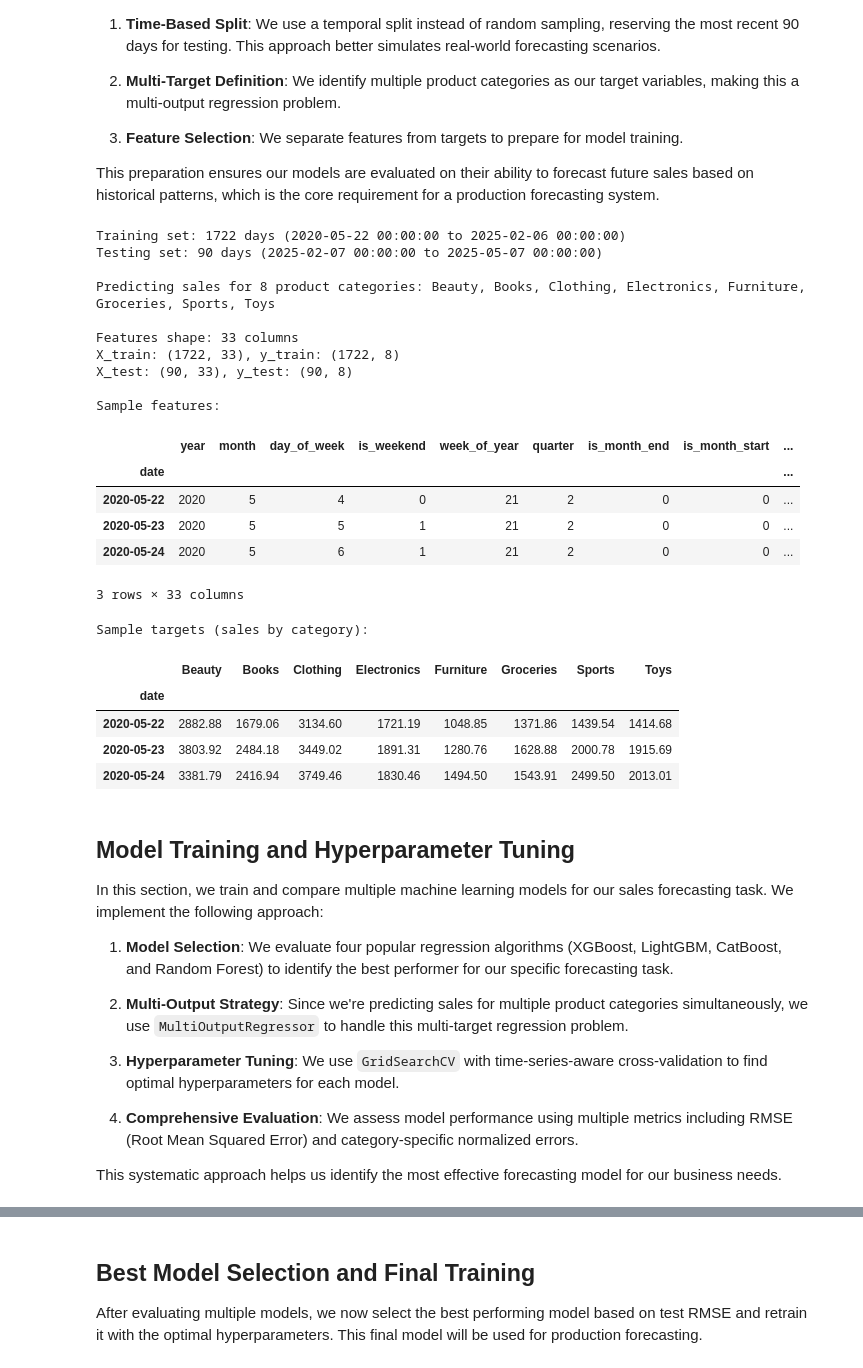
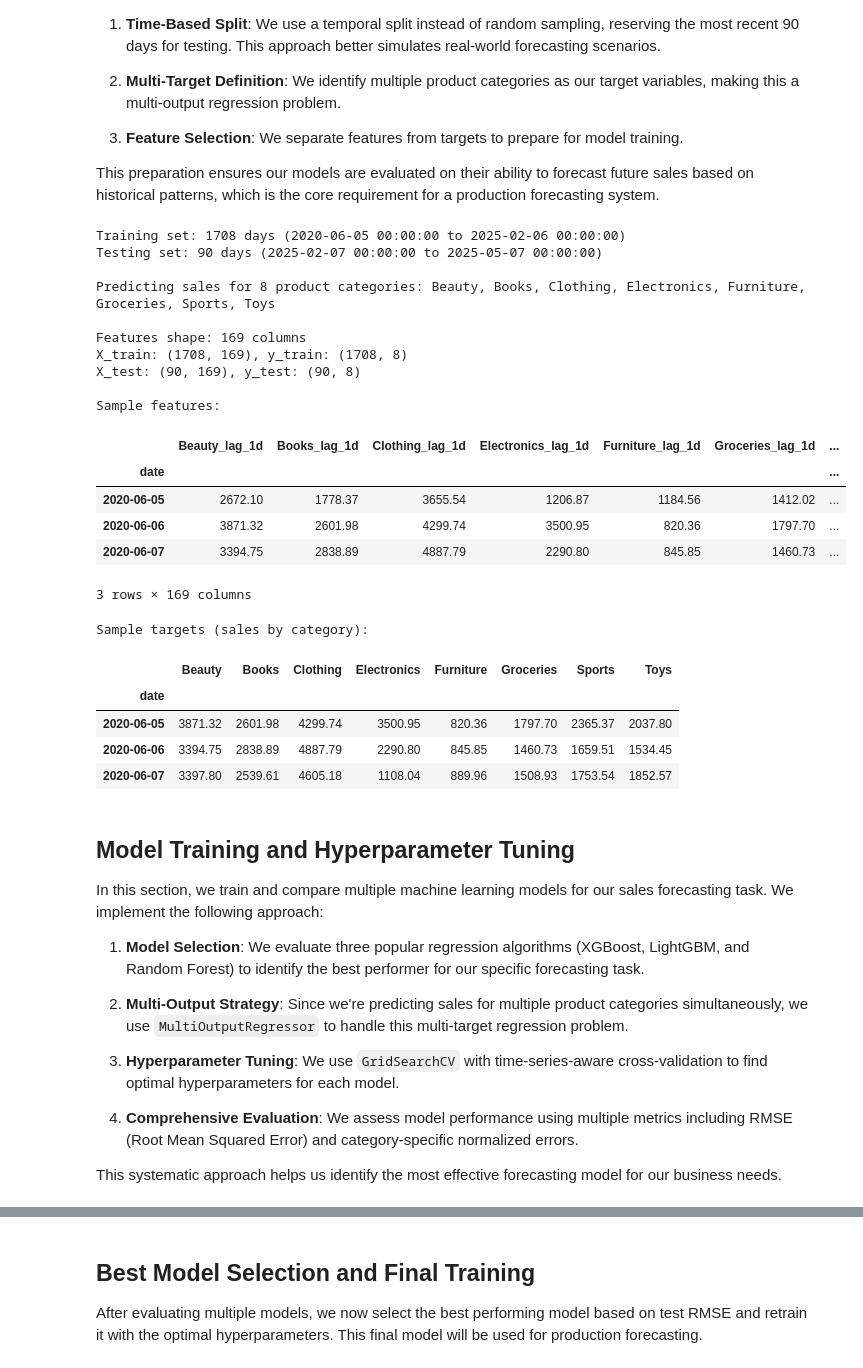
Before and after one commit to pandey-rakesh/quickbooks-forecast, a Jupyter notebook: notebooks/03_model_training.ipynb, the cells around one changed output, grey strips where cells are left out. Drawn from its saved outputs; the diff is of its cells as text; code cells hidden in the pictures.

```diff
--- a/notebooks/03_model_training.ipynb
+++ b/notebooks/03_model_training.ipynb
@@ -83,57 +82,57 @@ test_df = features_df[features_df.index > split_date]
 
 print(f"Training set: {train_df.shape[0]} days ({train_df.index.min()} to {train_df.index.max()})")
 print(f"Testing set: {test_df.shape[0]} days ({test_df.index.min()} to {test_df.index.max()})")
 
 # Define target columns (all product categories)
 target_cols = ['Beauty', 'Books', 'Clothing', 'Electronics', 'Furniture', 'Groceries', 'Sports', 'Toys']
 print(f"\nPredicting sales for {len(target_cols)} product categories: {', '.join(target_cols)}")
 
 # Create feature and target datasets
 y_train = train_df[target_cols]
 y_test = test_df[target_cols]
 
 # Remove targets from feature inputs
-X_train = train_df.drop(columns=target_cols + ['total_sales', 'avg_transaction', 'transaction_count', 'unique_categories'])
-X_test = test_df.drop(columns=target_cols + ['total_sales', 'avg_transaction', 'transaction_count', 'unique_categories'])
+X_train = train_df.drop(columns=target_cols + [f"{cat}_units" for cat in target_cols])
+X_test = test_df.drop(columns=target_cols + [f"{cat}_units" for cat in target_cols])
 
 print(f"\nFeatures shape: {X_train.shape[1]} columns")
 print(f"X_train: {X_train.shape}, y_train: {y_train.shape}")
 print(f"X_test: {X_test.shape}, y_test: {y_test.shape}")
 
 # Display sample of features and targets
 print("\nSample features:")
 display(X_train.head(3))
 print("\nSample targets (sales by category):")
 display(y_train.head(3))
 # %% [output]
-Training set: 1722 days (2020-05-22 00:00:00 to 2025-02-06 00:00:00)
+Training set: 1708 days (2020-06-05 00:00:00 to 2025-02-06 00:00:00)
 Testing set: 90 days (2025-02-07 00:00:00 to 2025-05-07 00:00:00)
 
 Predicting sales for 8 product categories: Beauty, Books, Clothing, Electronics, Furniture, Groceries, Sports, Toys
 
-Features shape: 33 columns
-X_train: (1722, 33), y_train: (1722, 8)
-X_test: (90, 33), y_test: (90, 8)
+Features shape: 169 columns
+X_train: (1708, 169), y_train: (1708, 8)
+X_test: (90, 169), y_test: (90, 8)
 
 Sample features:
-|  | year | month | day_of_week | is_weekend | week_of_year | quarter | is_month_end | is_month_start | ... |
-| date |  |  |  |  |  |  |  |  | ... |
-| 2020-05-22 | 2020 | 5 | 4 | 0 | 21 | 2 | 0 | 0 | ... |
-| 2020-05-23 | 2020 | 5 | 5 | 1 | 21 | 2 | 0 | 0 | ... |
-| 2020-05-24 | 2020 | 5 | 6 | 1 | 21 | 2 | 0 | 0 | ... |
+|  | Beauty_lag_1d | Books_lag_1d | Clothing_lag_1d | Electronics_lag_1d | Furniture_lag_1d | Groceries_lag_1d | ... |
+| date |  |  |  |  |  |  | ... |
+| 2020-06-05 | 2672.10 | 1778.37 | 3655.54 | 1206.87 | 1184.56 | 1412.02 | ... |
+| 2020-06-06 | 3871.32 | 2601.98 | 4299.74 | 3500.95 | 820.36 | 1797.70 | ... |
+| 2020-06-07 | 3394.75 | 2838.89 | 4887.79 | 2290.80 | 845.85 | 1460.73 | ... |
-3 rows × 33 columns
+3 rows × 169 columns
 Sample targets (sales by category):
 |  | Beauty | Books | Clothing | Electronics | Furniture | Groceries | Sports | Toys |
 | date |  |  |  |  |  |  |  |  |
-| 2020-05-22 | 2882.88 | 1679.06 | 3134.60 | 1721.19 | 1048.85 | 1371.86 | 1439.54 | 1414.68 |
-| 2020-05-23 | 3803.92 | 2484.18 | 3449.02 | 1891.31 | 1280.76 | 1628.88 | 2000.78 | 1915.69 |
-| 2020-05-24 | 3381.79 | 2416.94 | 3749.46 | 1830.46 | 1494.50 | 1543.91 | 2499.50 | 2013.01 |
+| 2020-06-05 | 3871.32 | 2601.98 | 4299.74 | 3500.95 | 820.36 | 1797.70 | 2365.37 | 2037.80 |
+| 2020-06-06 | 3394.75 | 2838.89 | 4887.79 | 2290.80 | 845.85 | 1460.73 | 1659.51 | 1534.45 |
+| 2020-06-07 | 3397.80 | 2539.61 | 4605.18 | 1108.04 | 889.96 | 1508.93 | 1753.54 | 1852.57 |
 # %% [markdown]
 ## Model Training and Hyperparameter Tuning
 
 In this section, we train and compare multiple machine learning models for our sales forecasting task. We implement the following approach:
 
-1. **Model Selection**: We evaluate four popular regression algorithms (XGBoost, LightGBM, CatBoost, and Random Forest) to identify the best performer for our specific forecasting task.
+1. **Model Selection**: We evaluate three popular regression algorithms (XGBoost, LightGBM, and Random Forest) to identify the best performer for our specific forecasting task.
 
 2. **Multi-Output Strategy**: Since we're predicting sales for multiple product categories simultaneously, we use `MultiOutputRegressor` to handle this multi-target regression problem.
 
```
Also changed, not shown: parts of 7 cells of this notebook, 11 other files.
